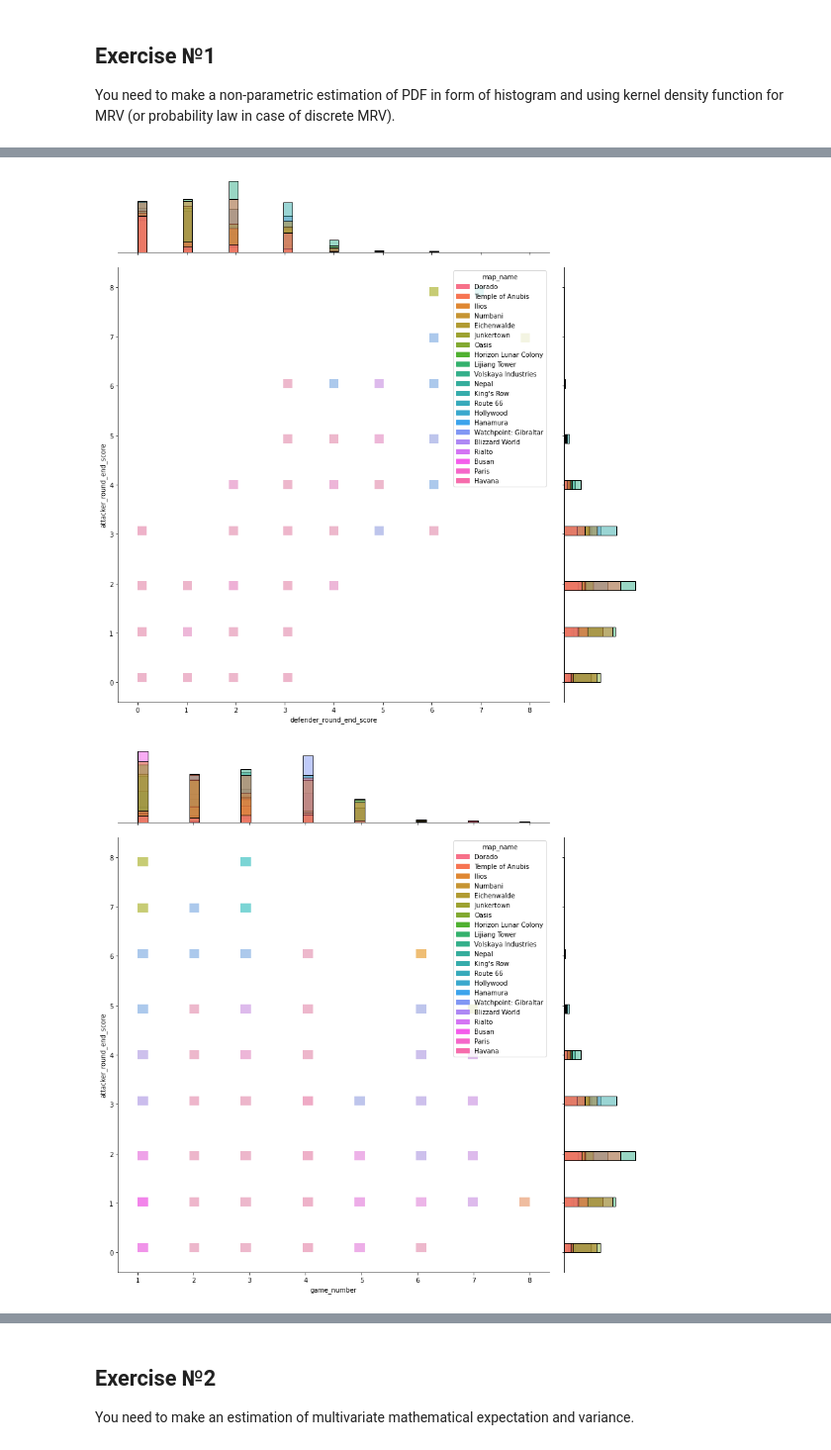
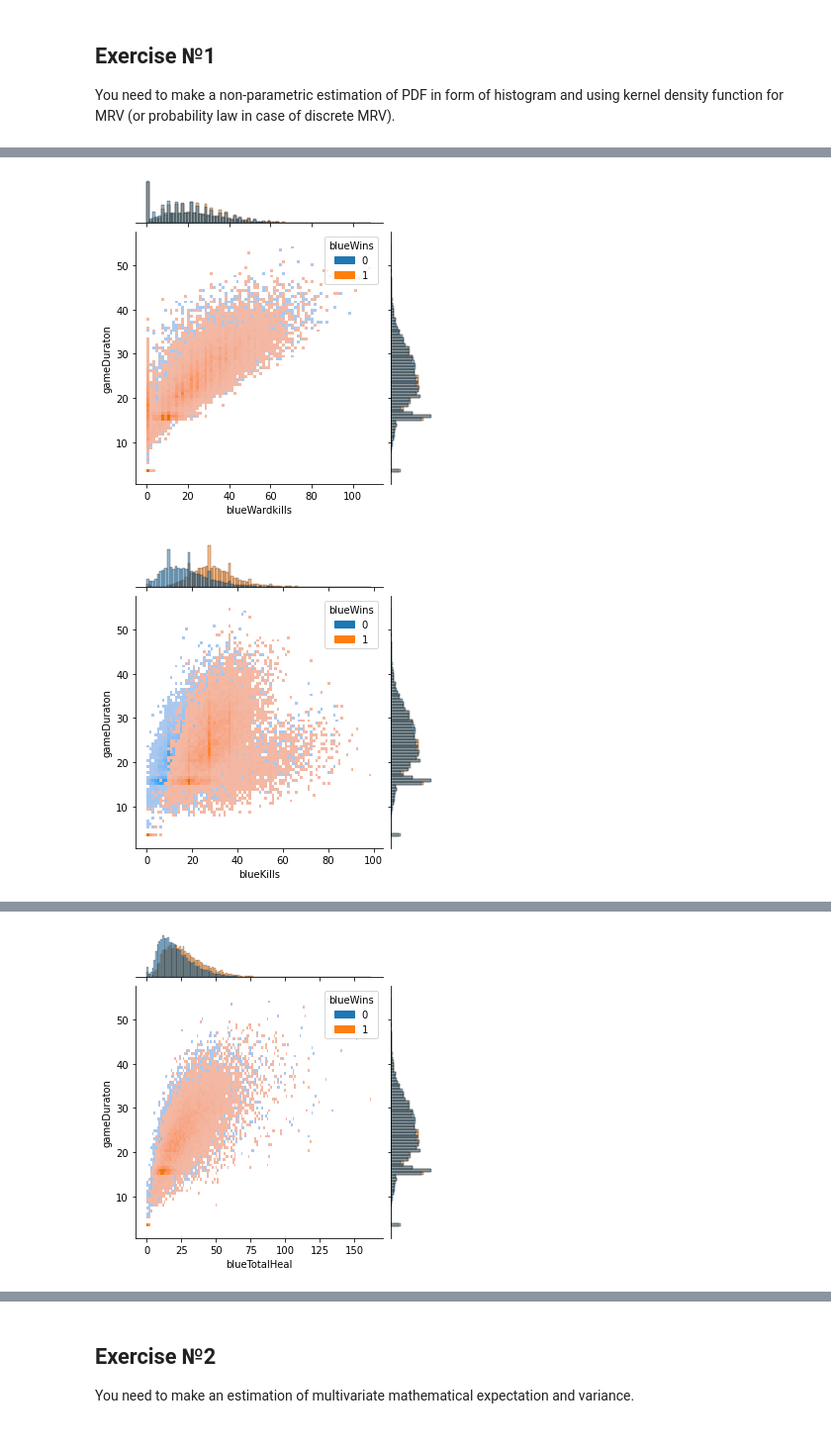
Before and after one commit to vandosik/M-M-MSA, a Jupyter notebook: Lab_2/lab_2.ipynb, the cells around one changed output, grey strips where cells are left out. Shown at 99% size. Cells and saved outputs as stored; diff of their text form; code cells hidden in the pictures.

```diff
--- a/Lab_2/lab_2.ipynb
+++ b/Lab_2/lab_2.ipynb
@@ -20,7 +21,7 @@ from prettytable import PrettyTable
 from sklearn.metrics import mean_squared_error, r2_score
 # %%
 # Dataset initialization
-path_to_file = '../Datasets/match_map_stats.csv'
+path_to_file = '../Datasets/Challenger_Ranked_Games.csv'
 source_df = pd.read_csv(path_to_file, engine='python')
 # source_df.columns = ["V"+str(i) for i in range(1, len(source_df.columns)+1)]  # rename column names to be similar to R naming convention
 # source_df.V2 = source_df.V2.astype(str)
@@ -90,0 +39,23 @@ source_df.head(7)
+# %%
+# Colums renaming and data preparation
+source_df['blueChampionDamageDealt'] = source_df['blueChampionDamageDealt']/1000
+source_df['blueObjectDamageDealt'] = source_df['blueObjectDamageDealt']/1000
+source_df['blueTotalGold'] = source_df['blueTotalGold']/1000
+source_df['blueTotalHeal'] = source_df['blueTotalHeal']/1000
+source_df['blueTotalMinionKills'] = source_df['blueTotalMinionKills']/2
+source_df['gameDuraton'] = source_df['gameDuraton']/60
+source_df = source_df[['gameDuraton', # this is the value we will predict (target)
+                        'blueWins', # this is our category sorter
+                        'blueWardPlaced', # all other values are the predictors
+                        'blueWardkills',
+                        'blueKills',
+                        'blueDeath',
+                        'blueChampionDamageDealt',
+                        'blueTotalGold',
+                        'blueTotalMinionKills',
+                        'blueJungleMinionKills',
+                        'blueTotalHeal',
+                        'blueObjectDamageDealt']]
+
+# show new dataset
+source_df.head(7)
@@ -115,5 +95,5 @@ You need to make a non-parametric estimation of PDF in form of histogram and usi
 # %%
 ilist = source_df.columns.tolist()
 for i in range(2, len(ilist)):
-    sns.jointplot(data=source_df, x=ilist[i], y='attacker_round_end_score', hue='map_name', height=12, kind="hist")
+    sns.jointplot(data=source_df, x=ilist[i], y='gameDuraton', hue='blueWins', height=5, kind="hist")
 # %% [output]
@@ -121,2 +101,2 @@ for i in range(2, len(ilist)):
-[figure, old version]
+[figure, new version]
-[figure, old version]
+[figure, new version]
@@ -127,0 +108 @@ for i in range(2, len(ilist)):
+[figure, added]
```
Also changed, not shown: parts of 17 cells of this notebook.
